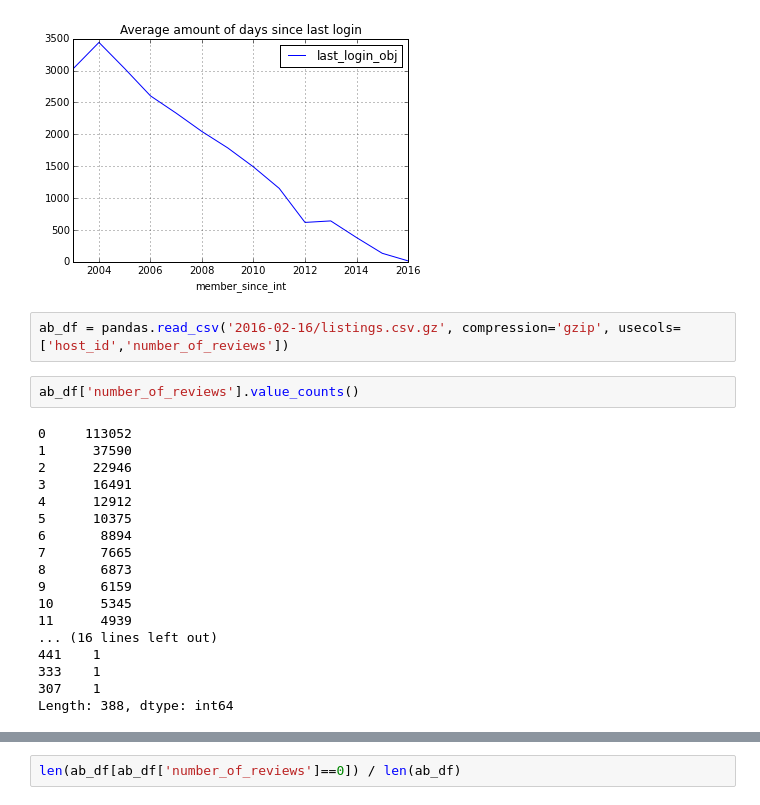
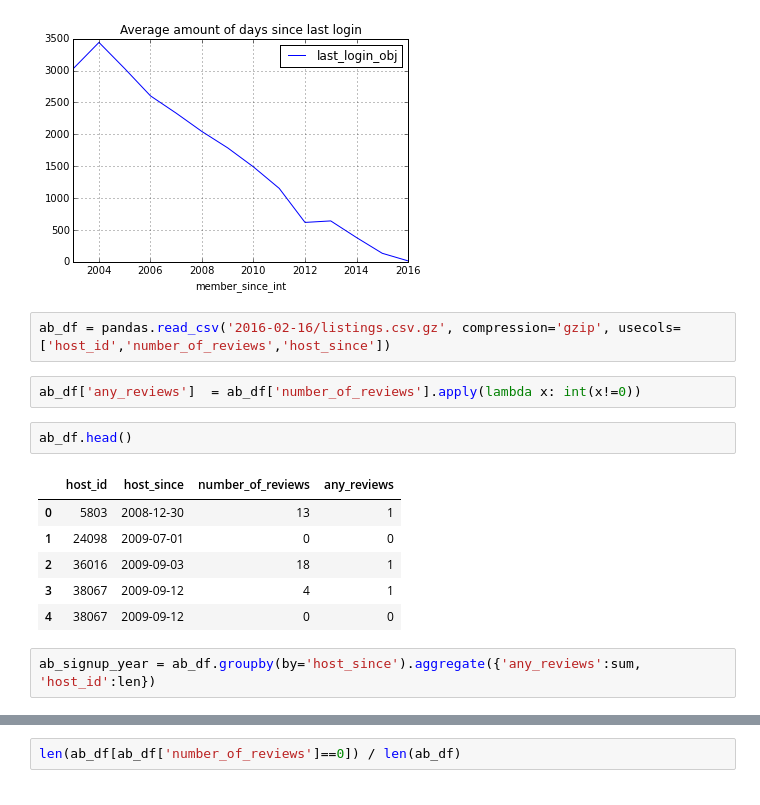
Before and after one commit to notconfusing/airsurfing-analysis, a Jupyter notebook: fake couchsurfing profiles detection.ipynb, the cells around one changed output, grey strips where cells are left out. Cells and saved outputs as stored; diff of their text form.

```diff
--- a/fake couchsurfing profiles detection.ipynb
+++ b/fake couchsurfing profiles detection.ipynb
@@ -162,24 +171,17 @@ See the the caveats in the documentation: http://pandas.pydata.org/pandas-docs/s
 <matplotlib.axes._subplots.AxesSubplot at 0x...>
 [figure]
 # %%
-ab_df = pandas.read_csv('2016-02-16/listings.csv.gz', compression='gzip', usecols=['host_id','number_of_reviews'])
+ab_df = pandas.read_csv('2016-02-16/listings.csv.gz', compression='gzip', usecols=['host_id','number_of_reviews','host_since'])
-# %%
-ab_df['number_of_reviews'].value_counts()
-# %% [output]
-0     113052
-1      37590
-2      22946
-3      16491
-4      12912
-5      10375
-6       8894
-7       7665
-8       6873
-9       6159
-10      5345
-11      4939
-... (16 lines left out)
-441    1
-333    1
-307    1
-Length: 388, dtype: int64
+# %%
+ab_df['any_reviews']  = ab_df['number_of_reviews'].apply(lambda x: int(x!=0))
+# %%
+ab_df.head()
+# %% [output]
+|  | host_id | host_since | number_of_reviews | any_reviews |
+| 0 | 5803 | 2008-12-30 | 13 | 1 |
+| 1 | 24098 | 2009-07-01 | 0 | 0 |
+| 2 | 36016 | 2009-09-03 | 18 | 1 |
+| 3 | 38067 | 2009-09-12 | 4 | 1 |
+| 4 | 38067 | 2009-09-12 | 0 | 0 |
+# %%
+ab_signup_year = ab_df.groupby(by='host_since').aggregate({'any_reviews':sum, 'host_id':len})
```
Also changed, not shown: parts of 3 cells of this notebook, 1 other file.
